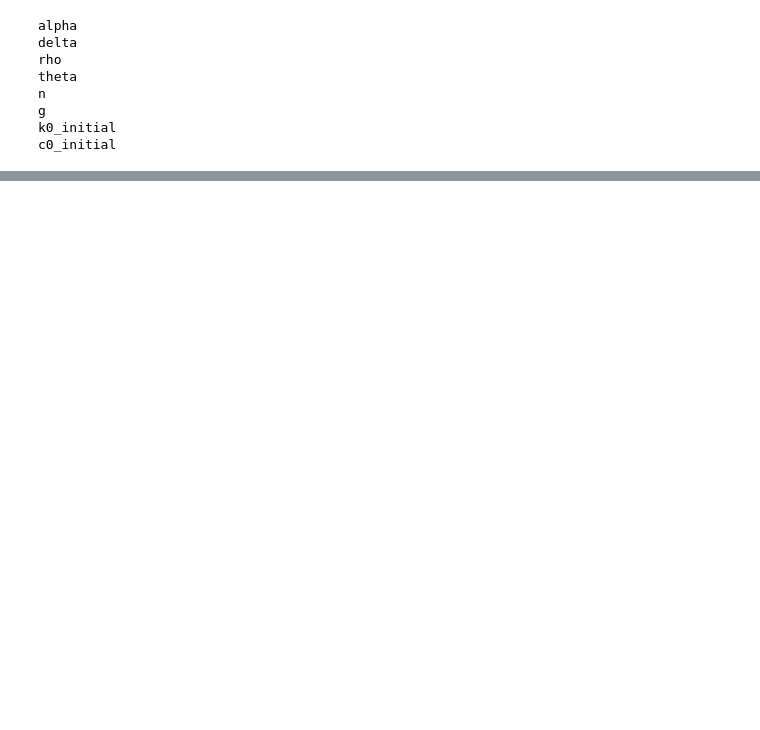
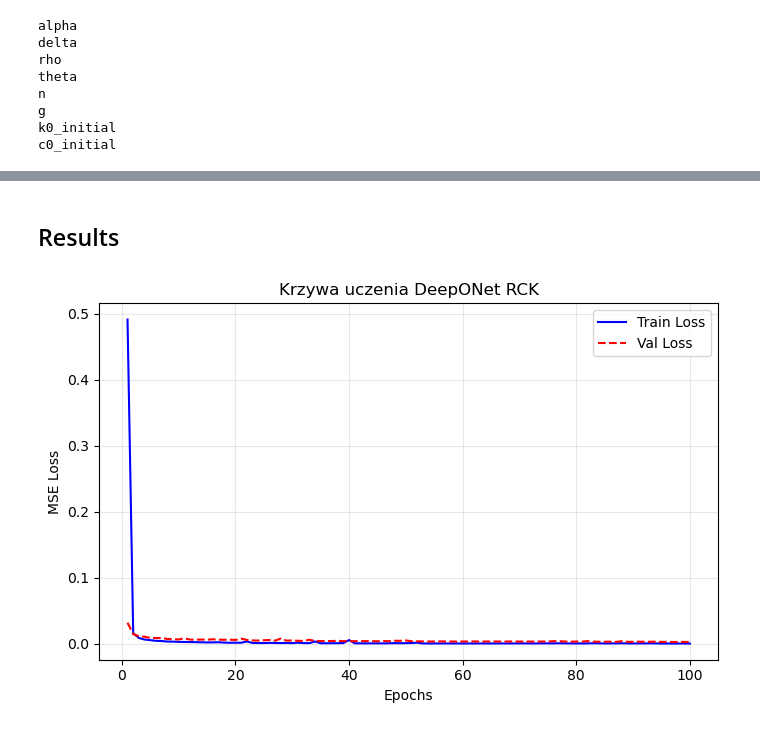
Before and after one commit to AntekBall/Approximating-Differential-Equation-Solution-Operators-with-Neural-Operators, a Jupyter notebook: Models/DeepOnet_classic_RCK.ipynb, the cells around one changed output, grey strips where cells are left out. Drawn from its saved outputs; the diff is of its cells as text; code cells hidden in the pictures; blank space fills up the shorter version.

Commit message:
add deeponet for RCK (fixed) + plots

```diff
--- a/Models/DeepOnet_classic_RCK.ipynb
+++ b/Models/DeepOnet_classic_RCK.ipynb
@@ -598,0 +360,25 @@ Plik logistic_stats_deeponet.png został zapisany pomyślnie.
+# %% [markdown]
+## Results
+# %%
+import os
+import matplotlib.pyplot as plt
+
+output_dir = "../Plots/Deep_onet_rck_plots"
+os.makedirs(output_dir, exist_ok=True)
+# %%
+plt.figure(figsize=(7, 4.5))
+plt.plot(range(1, FINAL_EPOCHS + 1), train_losses, label='Train Loss', color='blue', linewidth=1.5)
+plt.plot(range(1, FINAL_EPOCHS + 1), val_losses, label='Val Loss', color='red', linestyle='--', linewidth=1.5)
+plt.xlabel('Epochs')
+plt.ylabel('MSE Loss')
+plt.title('Krzywa uczenia DeepONet RCK')
+plt.legend()
+plt.grid(True, alpha=0.3)
+plt.tight_layout()
+
+# Save Plot 1
+plot1_path = os.path.join(output_dir, "loss_history_DeepONet_RCK.png")
+plt.savefig(plot1_path, dpi=300, bbox_inches='tight')
+plt.show()
+# %% [output]
+[figure, added]
```
Also changed, not shown: parts of 27 cells of this notebook, 8 other files.
